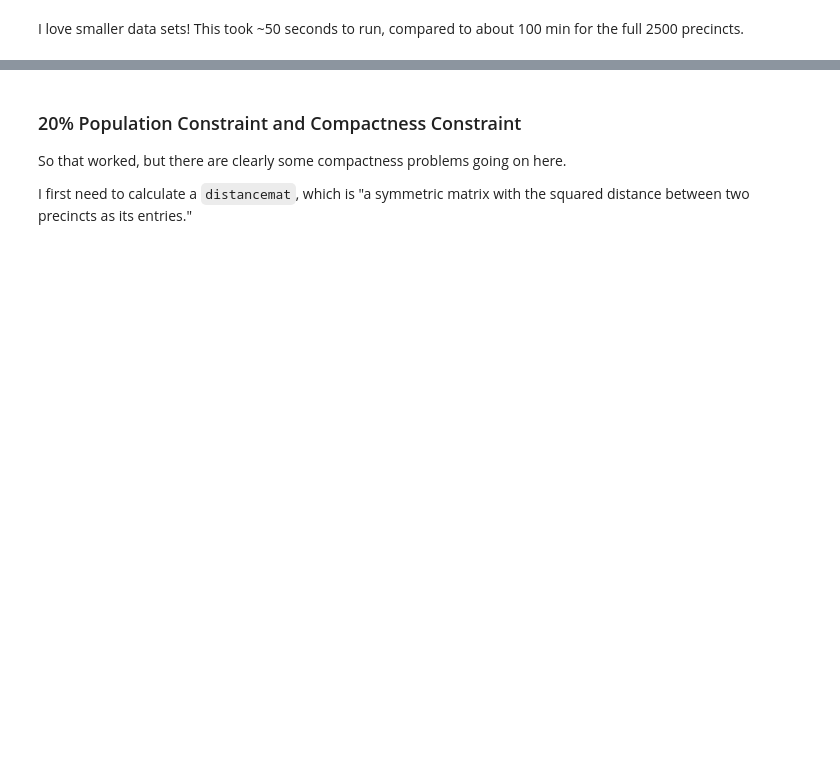
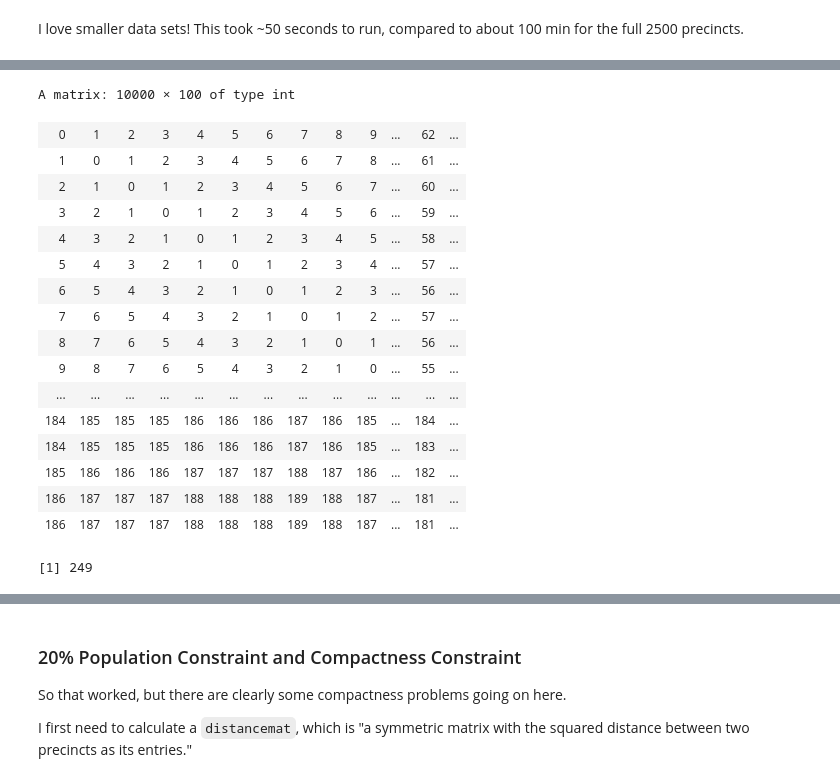
Before and after one commit to madeleinegoertz/ap-research-redistricting, a Jupyter notebook: mcmc/mggg-2017/VA_2017_FAIRFAX_COUNTY.ipynb, the cells around one changed output, grey strips where cells are left out. Drawn from its saved outputs; the diff is of its cells as text; code cells hidden in the pictures; blank space fills up the shorter version.

```diff
--- a/mcmc/mggg-2017/VA_2017_FAIRFAX_COUNTY.ipynb
+++ b/mcmc/mggg-2017/VA_2017_FAIRFAX_COUNTY.ipynb
@@ -202,0 +153,26 @@ Saving 6.67 x 6.67 in image
+# %%
+distances <- redist.distances(district_membership = alg_mcmc$partitions, ncores = 2)
+# %%
+distances$Hamming[,1:100]
+# %% [output]
+A matrix: 10000 × 100 of type int
+| 0 | 1 | 2 | 3 | 4 | 5 | 6 | 7 | 8 | 9 | ... | 62 | ... |
+| 1 | 0 | 1 | 2 | 3 | 4 | 5 | 6 | 7 | 8 | ... | 61 | ... |
+| 2 | 1 | 0 | 1 | 2 | 3 | 4 | 5 | 6 | 7 | ... | 60 | ... |
+| 3 | 2 | 1 | 0 | 1 | 2 | 3 | 4 | 5 | 6 | ... | 59 | ... |
+| 4 | 3 | 2 | 1 | 0 | 1 | 2 | 3 | 4 | 5 | ... | 58 | ... |
+| 5 | 4 | 3 | 2 | 1 | 0 | 1 | 2 | 3 | 4 | ... | 57 | ... |
+| 6 | 5 | 4 | 3 | 2 | 1 | 0 | 1 | 2 | 3 | ... | 56 | ... |
+| 7 | 6 | 5 | 4 | 3 | 2 | 1 | 0 | 1 | 2 | ... | 57 | ... |
+| 8 | 7 | 6 | 5 | 4 | 3 | 2 | 1 | 0 | 1 | ... | 56 | ... |
+| 9 | 8 | 7 | 6 | 5 | 4 | 3 | 2 | 1 | 0 | ... | 55 | ... |
+| ... | ... | ... | ... | ... | ... | ... | ... | ... | ... | ... | ... | ... |
+| 184 | 185 | 185 | 185 | 186 | 186 | 186 | 187 | 186 | 185 | ... | 184 | ... |
+| 184 | 185 | 185 | 185 | 186 | 186 | 186 | 187 | 186 | 185 | ... | 183 | ... |
+| 185 | 186 | 186 | 186 | 187 | 187 | 187 | 188 | 187 | 186 | ... | 182 | ... |
+| 186 | 187 | 187 | 187 | 188 | 188 | 188 | 189 | 188 | 187 | ... | 181 | ... |
+| 186 | 187 | 187 | 187 | 188 | 188 | 188 | 189 | 188 | 187 | ... | 181 | ... |
+# %%
+length(df_ff$mccain)
+# %% [output]
+[1] 249
```
Also changed, not shown: parts of 19 cells of this notebook.
